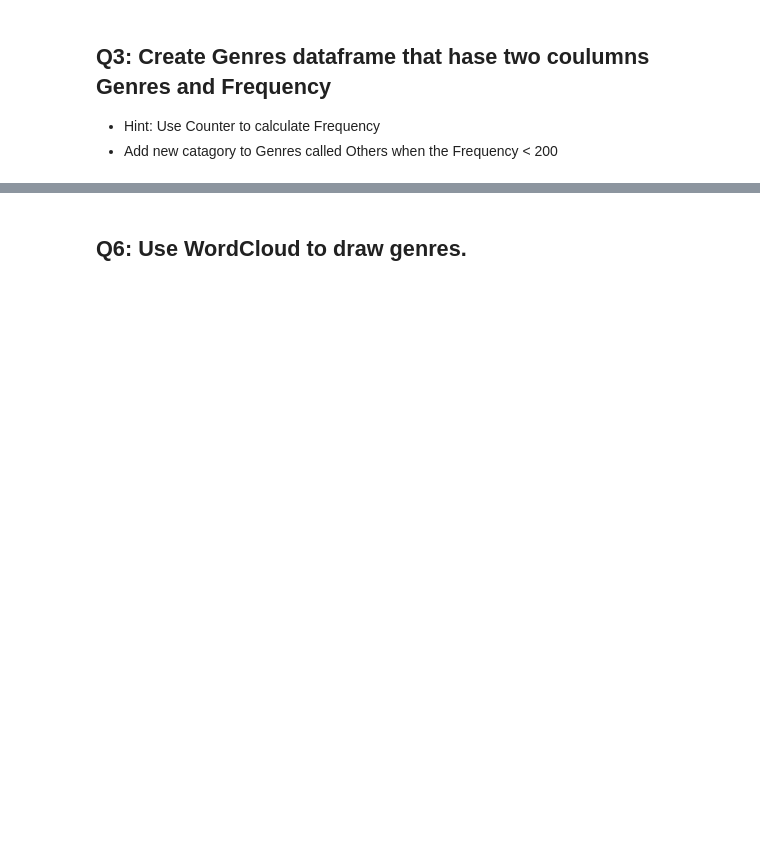
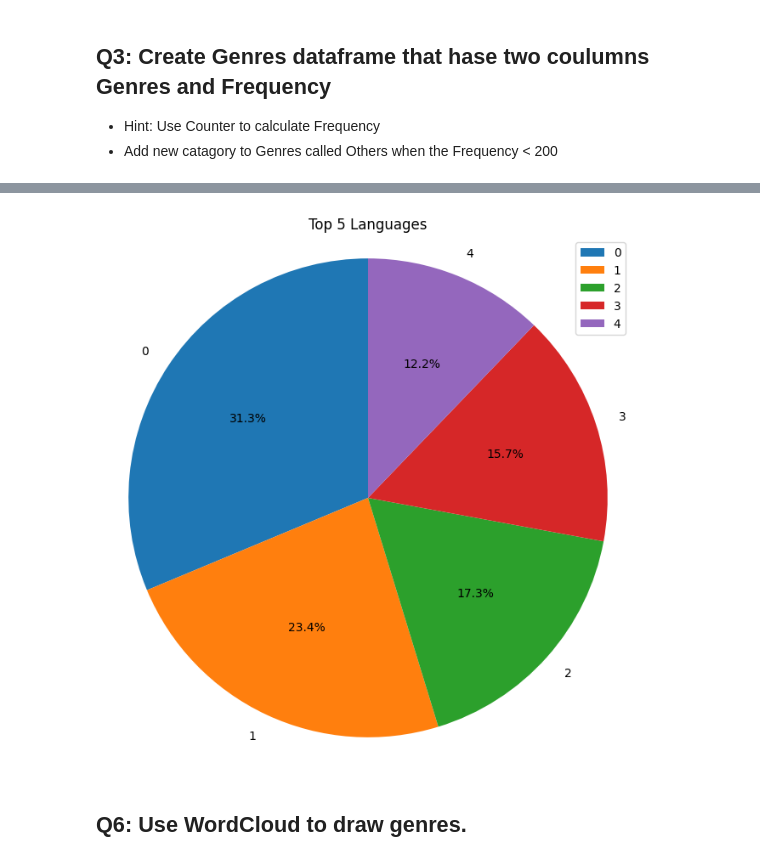
Before and after one commit to Tuwaiq-Data-Science-Bootcamp-V5/Plotly-Lab1, a Jupyter notebook: Plotly_Assignment.ipynb, the cells around one changed output, grey strips where cells are left out. Saved outputs shown, nothing was run; the diff lists cells and outputs as text; code cells hidden in the pictures; blank space fills up the shorter version.

```diff
--- a/Plotly_Assignment.ipynb
+++ b/Plotly_Assignment.ipynb
@@ -77,3 +88,7 @@ memory usage: 150.2+ KB
 # %% [markdown]
 ## Q2: Remove the following columns:
 - 'homepage','tagline','id','overview','status','original_title','movie_id'.
+# %%
+# Removing the specified columns
+movies_cleaned_df = df.drop(columns=['homepage', 'tagline', 'id', 'overview', 'status', 'original_title', 'movie_id'])
+movies_cleaned_df.head(3)
@@ -114,5 +204,31 @@ movies.head(3)
 ## Q5: Use pie chart to draw top 5 languages.
 - Hint: use counter to create dataframe contains production_countries with Frequencies.
 ![p2.png](attachment:p2.png)
+# %%
+
+# Select the top 5 languages
+top_5_languages = Genres.head(5)
+
+# Extract the language names and frequencies
+languages = top_5_languages.index
+frequencies = top_5_languages['Frequency']
+
+# Create a pie chart
+plt.figure(figsize=(8, 8))
+patches, texts, _ = plt.pie(frequencies, labels=languages, autopct='%1.1f%%', startangle=90)
+
+# Set aspect ratio to be equal for a circular pie chart
+plt.axis('equal')
+
+# Create a legend
+plt.legend(patches, languages, loc='upper right')
+
+# Set title
+plt.title('Top 5 Languages')
+
+# Show the pie chart
+plt.show()
+# %% [output]
+[figure, added]
 # %% [markdown]
 ## Q6: Use WordCloud to draw genres.
```
Also changed, not shown: parts of 15 cells of this notebook, 2 other files.
